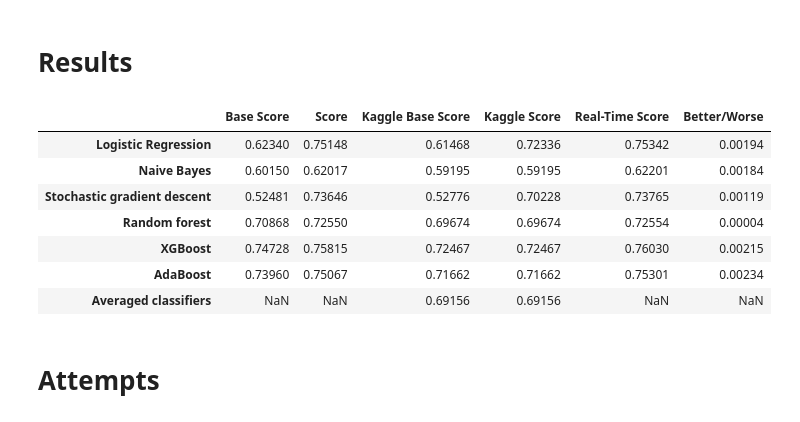
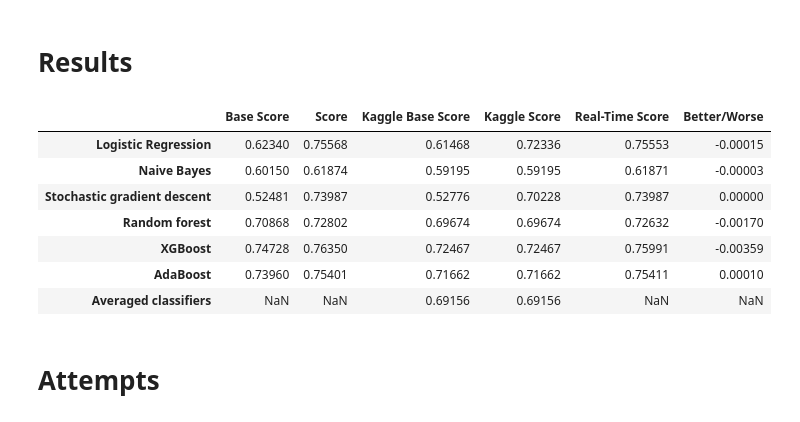
Before and after one commit to Gedas-LT/kaggle-home-credit, a Jupyter notebook: notebook.ipynb, the cells around one changed output. Drawn from its saved outputs; the diff is of its cells as text; code cells hidden in the pictures.

```diff
--- a/notebook.ipynb
+++ b/notebook.ipynb
@@ -819,12 +870,12 @@ xgboost_base_score = 0.74728
 ada_base_score = 0.7396
 avg_base_score = None
 
-log_score = 0.75342
-nb_score = 0.62201
-sgd_score = 0.73765
-forest_score = 0.72554
-xgboost_score = 0.76030
-ada_score = 0.75301
+log_score = 0.75568
+nb_score = 0.61874
+sgd_score = 0.73987
+forest_score = 0.72802
+xgboost_score = 0.76350
+ada_score = 0.75401
 avg_score = None
 
 kaggle_base_log_score = 0.61468
@@ -832,39 +883,39 @@ kaggle_base_nb_score = 0.59195
 kaggle_base_sgd_score = 0.52776
 kaggle_base_forest_score = 0.69674
 kaggle_base_xgboost_score = 0.72467
 kaggle_base_ada_score = 0.71662
 kaggle_base_avg_score = 0.69156
 
 kaggle_log_score = 0.72336
 kaggle_nb_score = 0.59195
 kaggle_sgd_score = 0.70228
 kaggle_forest_score = 0.69674
 kaggle_xgboost_score = 0.72467
 kaggle_ada_score = 0.71662
 kaggle_avg_score = 0.69156
 
 scores_table = pd.DataFrame({"Base Score": [log_base_score, nb_base_score, sgd_base_score, forest_base_score, xgboost_base_score, ada_base_score, avg_base_score],
                              "Score": [log_score, nb_score, sgd_score, forest_score, xgboost_score, ada_score, avg_score],
                              "Kaggle Base Score": [kaggle_base_log_score, kaggle_base_nb_score, kaggle_base_sgd_score, kaggle_base_forest_score,
                                                    kaggle_base_xgboost_score, kaggle_base_ada_score, kaggle_base_avg_score],
                              "Kaggle Score": [kaggle_log_score, kaggle_nb_score, kaggle_sgd_score, kaggle_forest_score, kaggle_xgboost_score, kaggle_ada_score, kaggle_avg_score],
                              "Real-Time Score": [log_score_rt, nb_score_rt, sgd_score_rt, forest_score_rt, xgboost_score_rt, ada_score_rt, None],
                              "Better/Worse": [log_score_rt - log_score, nb_score_rt - nb_score, sgd_score_rt - sgd_score,
                                               forest_score_rt - forest_score, xgboost_score_rt - xgboost_score, ada_score_rt - ada_score, None]
                              }
                             ).set_axis(
                                  ["Logistic Regression", "Naive Bayes", "Stochastic gradient descent", "Random forest", "XGBoost", "AdaBoost", "Averaged classifiers"], axis="index"
                                  )
 
 scores_table
 # %% [output]
 |  | Base Score | Score | Kaggle Base Score | Kaggle Score | Real-Time Score | Better/Worse |
-| Logistic Regression | 0.62340 | 0.75148 | 0.61468 | 0.72336 | 0.75342 | 0.00194 |
-| Naive Bayes | 0.60150 | 0.62017 | 0.59195 | 0.59195 | 0.62201 | 0.00184 |
-| Stochastic gradient descent | 0.52481 | 0.73646 | 0.52776 | 0.70228 | 0.73765 | 0.00119 |
-| Random forest | 0.70868 | 0.72550 | 0.69674 | 0.69674 | 0.72554 | 0.00004 |
-| XGBoost | 0.74728 | 0.75815 | 0.72467 | 0.72467 | 0.76030 | 0.00215 |
-| AdaBoost | 0.73960 | 0.75067 | 0.71662 | 0.71662 | 0.75301 | 0.00234 |
+| Logistic Regression | 0.62340 | 0.75568 | 0.61468 | 0.72336 | 0.75553 | -0.00015 |
+| Naive Bayes | 0.60150 | 0.61874 | 0.59195 | 0.59195 | 0.61871 | -0.00003 |
+| Stochastic gradient descent | 0.52481 | 0.73987 | 0.52776 | 0.70228 | 0.73987 | 0.00000 |
+| Random forest | 0.70868 | 0.72802 | 0.69674 | 0.69674 | 0.72632 | -0.00170 |
+| XGBoost | 0.74728 | 0.76350 | 0.72467 | 0.72467 | 0.75991 | -0.00359 |
+| AdaBoost | 0.73960 | 0.75401 | 0.71662 | 0.71662 | 0.75411 | 0.00010 |
 | Averaged classifiers | NaN | NaN | 0.69156 | 0.69156 | NaN | NaN |
 # %% [markdown]
 # Attempts
```
Also changed, not shown: parts of 14 cells of this notebook.
